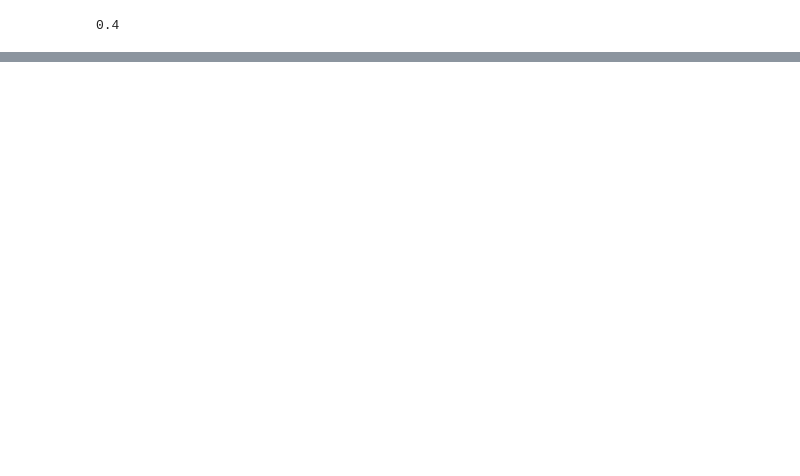
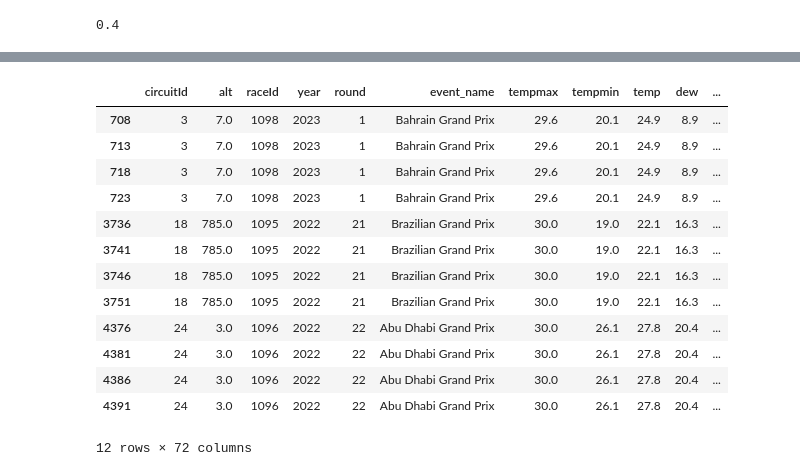
Before and after one commit to Yoshi234/f1-fanatasy-analysis, a Jupyter notebook: code/modeling/nick_learning.ipynb, the cells around one changed output, grey strips where cells are left out. Saved outputs shown, nothing was run; the diff lists cells and outputs as text; code cells hidden in the pictures; blank space fills up the shorter version.

```diff
--- a/code/modeling/nick_learning.ipynb
+++ b/code/modeling/nick_learning.ipynb
@@ -1043,0 +900,17 @@ def models_by_window_2(start_yr, start_r, n):
+# %%
+get_data_in_window(k=3, yr=2023, r_val=1).sort_values('round')[::5]
+# %% [output]
+|  | circuitId | alt | raceId | year | round | event_name | tempmax | tempmin | temp | dew | ... |
+| 708 | 3 | 7.0 | 1098 | 2023 | 1 | Bahrain Grand Prix | 29.6 | 20.1 | 24.9 | 8.9 | ... |
+| 713 | 3 | 7.0 | 1098 | 2023 | 1 | Bahrain Grand Prix | 29.6 | 20.1 | 24.9 | 8.9 | ... |
+| 718 | 3 | 7.0 | 1098 | 2023 | 1 | Bahrain Grand Prix | 29.6 | 20.1 | 24.9 | 8.9 | ... |
+| 723 | 3 | 7.0 | 1098 | 2023 | 1 | Bahrain Grand Prix | 29.6 | 20.1 | 24.9 | 8.9 | ... |
+| 3736 | 18 | 785.0 | 1095 | 2022 | 21 | Brazilian Grand Prix | 30.0 | 19.0 | 22.1 | 16.3 | ... |
+| 3741 | 18 | 785.0 | 1095 | 2022 | 21 | Brazilian Grand Prix | 30.0 | 19.0 | 22.1 | 16.3 | ... |
+| 3746 | 18 | 785.0 | 1095 | 2022 | 21 | Brazilian Grand Prix | 30.0 | 19.0 | 22.1 | 16.3 | ... |
+| 3751 | 18 | 785.0 | 1095 | 2022 | 21 | Brazilian Grand Prix | 30.0 | 19.0 | 22.1 | 16.3 | ... |
+| 4376 | 24 | 3.0 | 1096 | 2022 | 22 | Abu Dhabi Grand Prix | 30.0 | 26.1 | 27.8 | 20.4 | ... |
+| 4381 | 24 | 3.0 | 1096 | 2022 | 22 | Abu Dhabi Grand Prix | 30.0 | 26.1 | 27.8 | 20.4 | ... |
+| 4386 | 24 | 3.0 | 1096 | 2022 | 22 | Abu Dhabi Grand Prix | 30.0 | 26.1 | 27.8 | 20.4 | ... |
+| 4391 | 24 | 3.0 | 1096 | 2022 | 22 | Abu Dhabi Grand Prix | 30.0 | 26.1 | 27.8 | 20.4 | ... |
+12 rows × 72 columns
```
Also changed, not shown: parts of 23 cells of this notebook.
